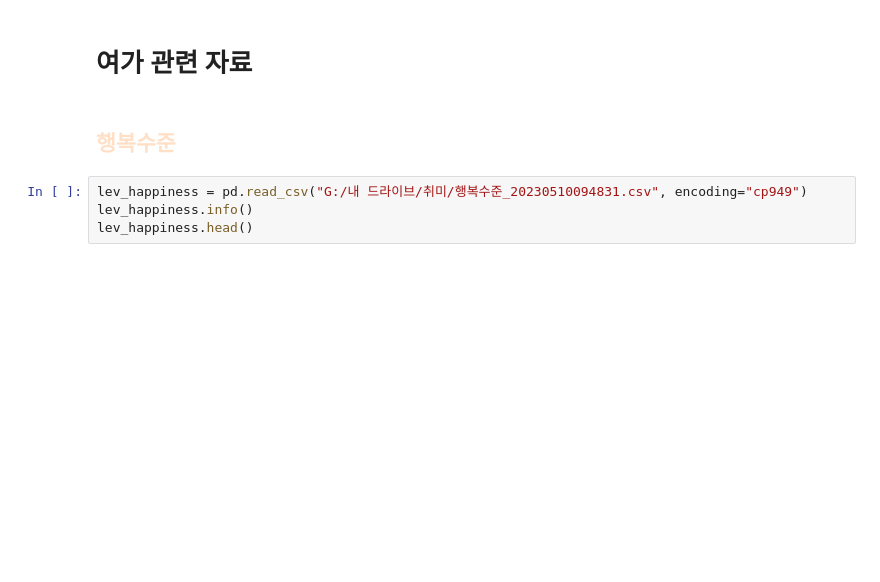
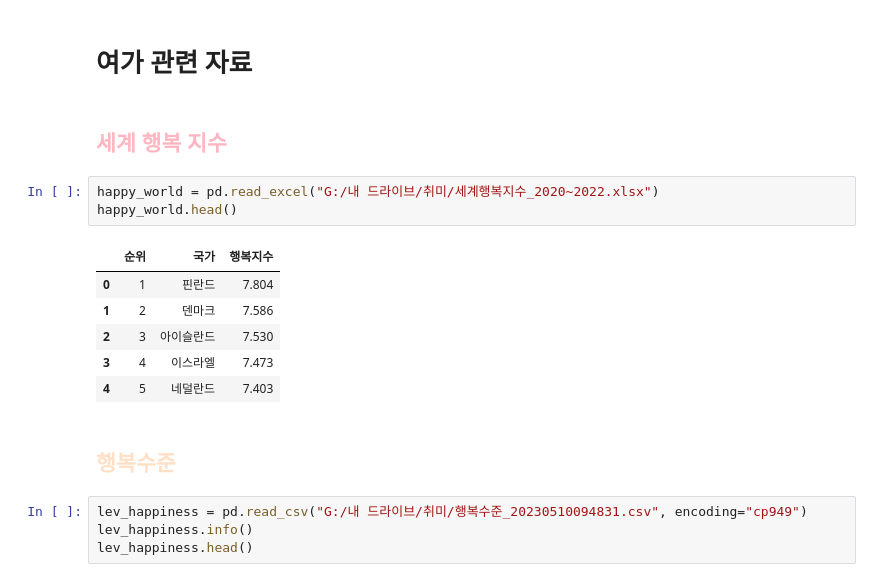
Before and after one commit to nyeokinyeoki/Toy-Projects-with-Tableau, a Jupyter notebook: Side_pro_leis.ipynb, the cells around one changed output. Drawn from its saved outputs; the diff is of its cells as text; blank space fills up the shorter version.

```diff
--- a/Side_pro_leis.ipynb
+++ b/Side_pro_leis.ipynb
@@ -88,6 +93,18 @@ def leisure_pretreat(dframe, turnOnAvg=0, choice_yr=None) :
     return df1, df2
 # %% [markdown]
 # 여가 관련 자료
+# %% [markdown]
+## <font color=#FFB6C1> 세계 행복 지수 </font>
+# %%
+happy_world = pd.read_excel("G:/내 드라이브/취미/세계행복지수_2020~2022.xlsx")
+happy_world.head()
+# %% [output]
+|  | 순위 | 국가 | 행복지수 |
+| 0 | 1 | 핀란드 | 7.804 |
+| 1 | 2 | 덴마크 | 7.586 |
+| 2 | 3 | 아이슬란드 | 7.530 |
+| 3 | 4 | 이스라엘 | 7.473 |
+| 4 | 5 | 네덜란드 | 7.403 |
 # %% [markdown]
 ## <font color=#FFE0C6> 행복수준 </font>
 # %%
```
Also changed, not shown: parts of 16 cells of this notebook.
